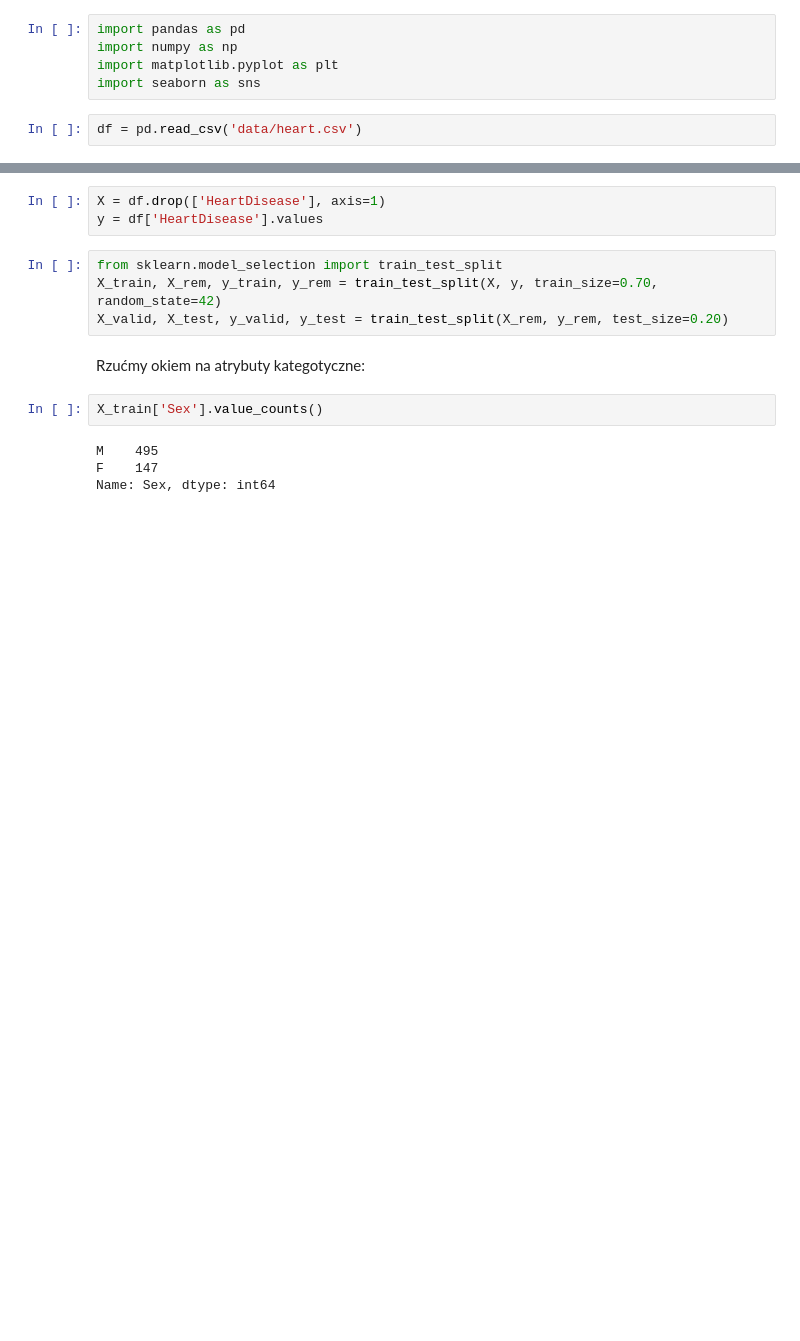
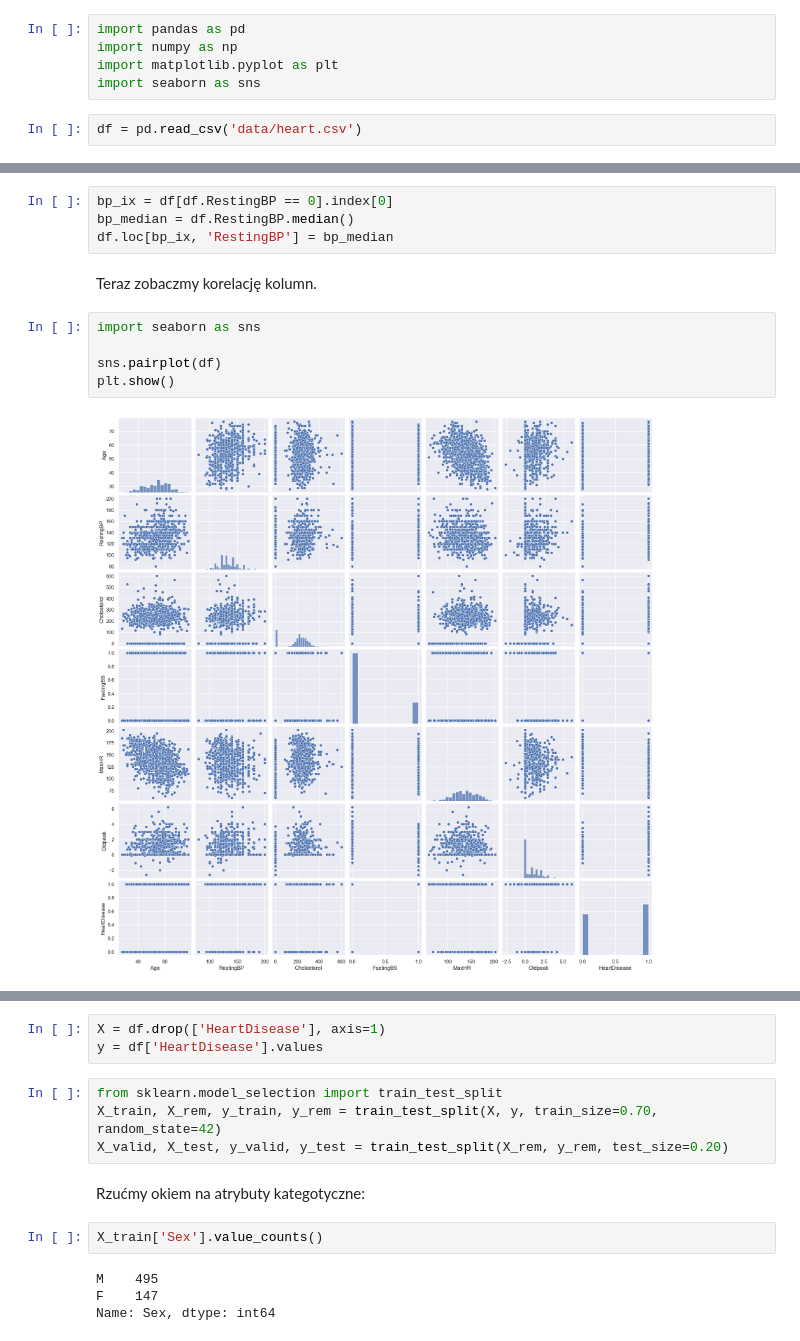
Before and after one commit to perqss/psi_project, a Jupyter notebook: project.ipynb, the cells around one changed output, grey strips where cells are left out. Drawn from its saved outputs; the diff is of its cells as text; blank space fills up the shorter version.

```diff
--- a/project.ipynb
+++ b/project.ipynb
@@ -37,0 +124,13 @@ dtype: int64
+# %%
+bp_ix = df[df.RestingBP == 0].index[0]
+bp_median = df.RestingBP.median()
+df.loc[bp_ix, 'RestingBP'] = bp_median
+# %% [markdown]
+Teraz zobaczmy korelację kolumn.
+# %%
+import seaborn as sns
+
+sns.pairplot(df)
+plt.show()
+# %% [output]
+[figure, added]
```
Also changed, not shown: parts of 70 cells of this notebook, 1 other file.
